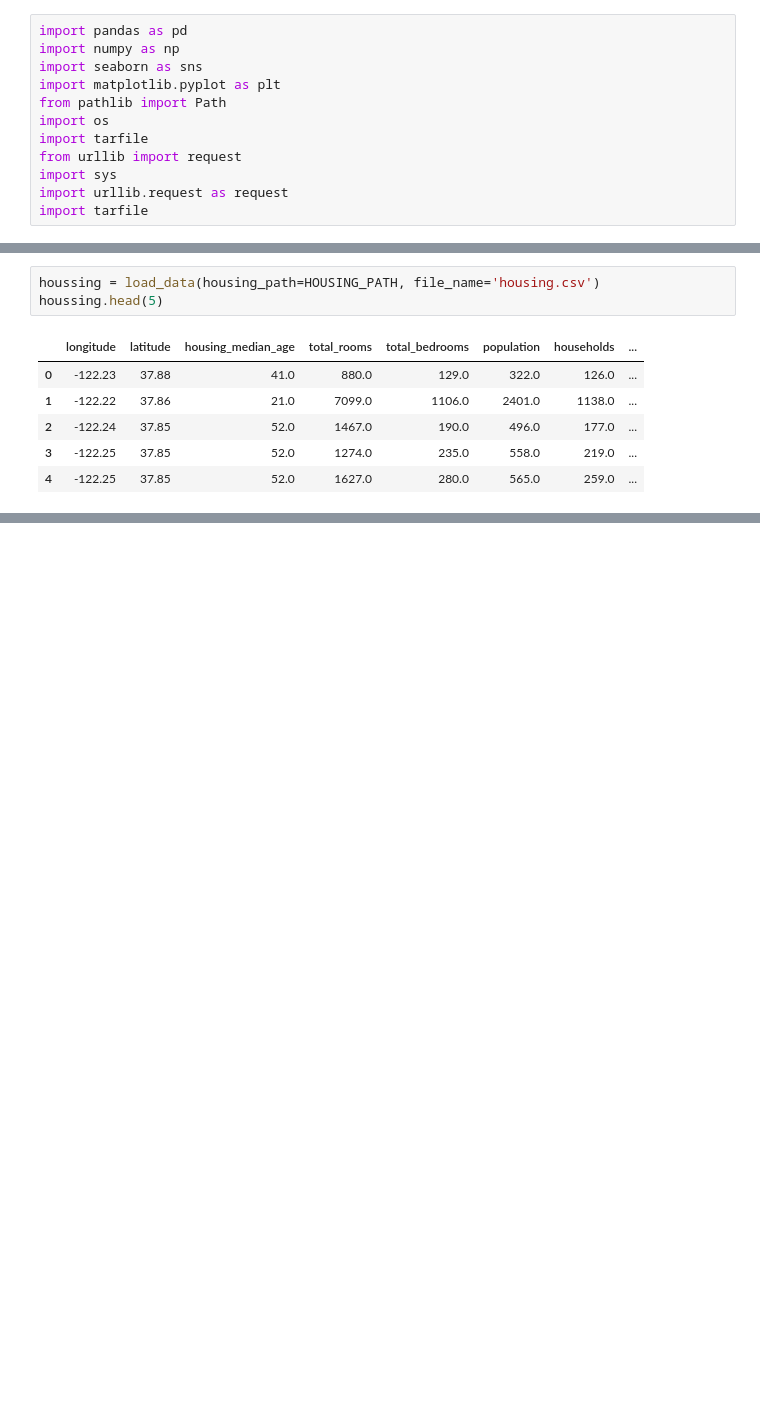
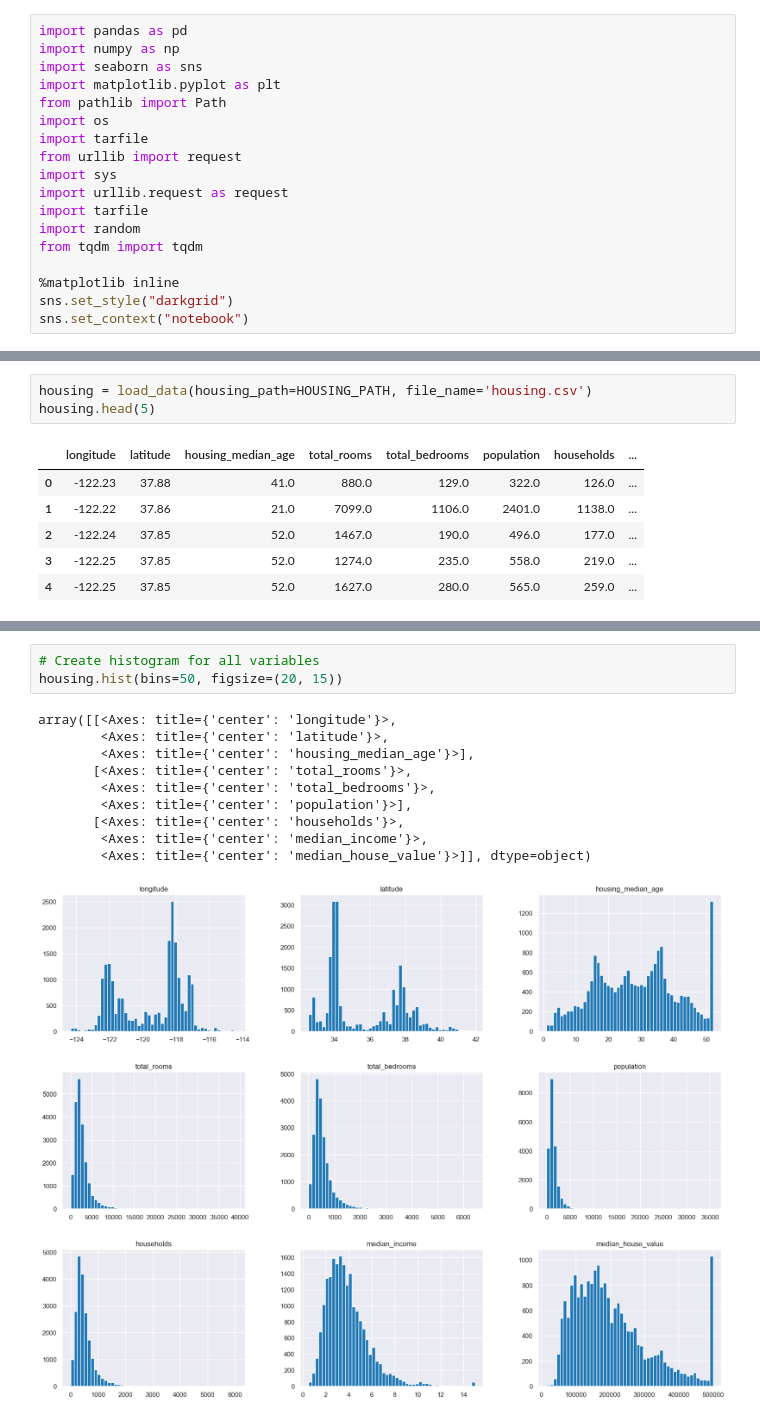
Before and after one commit to BranisGh/Data-Science-Projects, a Jupyter notebook: housing.ipynb, the cells around one changed output, grey strips where cells are left out. Cells and saved outputs as stored; diff of their text form; blank space fills up the shorter version.

```diff
--- a/housing.ipynb
+++ b/housing.ipynb
@@ -10,6 +10,12 @@ from urllib import request
 import sys
 import urllib.request as request
 import tarfile
+import random
+from tqdm import tqdm
+
+%matplotlib inline
+sns.set_style("darkgrid")
+sns.set_context("notebook")
 # %%
 FILE = Path('__file__').resolve()
 ROOT = FILE.parents[0]  # DATA-SCUENCE-PROJECTS root directory
@@ -52,8 +58,8 @@ def load_data(housing_path, file_name):
 # %% [markdown]
 ## Take a Quick Look at the Data Structure
 # %%
-houssing = load_data(housing_path=HOUSING_PATH, file_name='housing.csv')
-houssing.head(5)
+housing = load_data(housing_path=HOUSING_PATH, file_name='housing.csv')
+housing.head(5)
 # %% [output]
 |  | longitude | latitude | housing_median_age | total_rooms | total_bedrooms | population | households | ... |
 | 0 | -122.23 | 37.88 | 41.0 | 880.0 | 129.0 | 322.0 | 126.0 | ... |
@@ -63,0 +111,14 @@ houssing.head(5)
+# %%
+# Create histogram for all variables
+housing.hist(bins=50, figsize=(20, 15))
+# %% [output]
+array([[<Axes: title={'center': 'longitude'}>,
+        <Axes: title={'center': 'latitude'}>,
+        <Axes: title={'center': 'housing_median_age'}>],
+       [<Axes: title={'center': 'total_rooms'}>,
+        <Axes: title={'center': 'total_bedrooms'}>,
+        <Axes: title={'center': 'population'}>],
+       [<Axes: title={'center': 'households'}>,
+        <Axes: title={'center': 'median_income'}>,
+        <Axes: title={'center': 'median_house_value'}>]], dtype=object)
+[figure, added]
```
Also changed, not shown: parts of 20 cells of this notebook.
